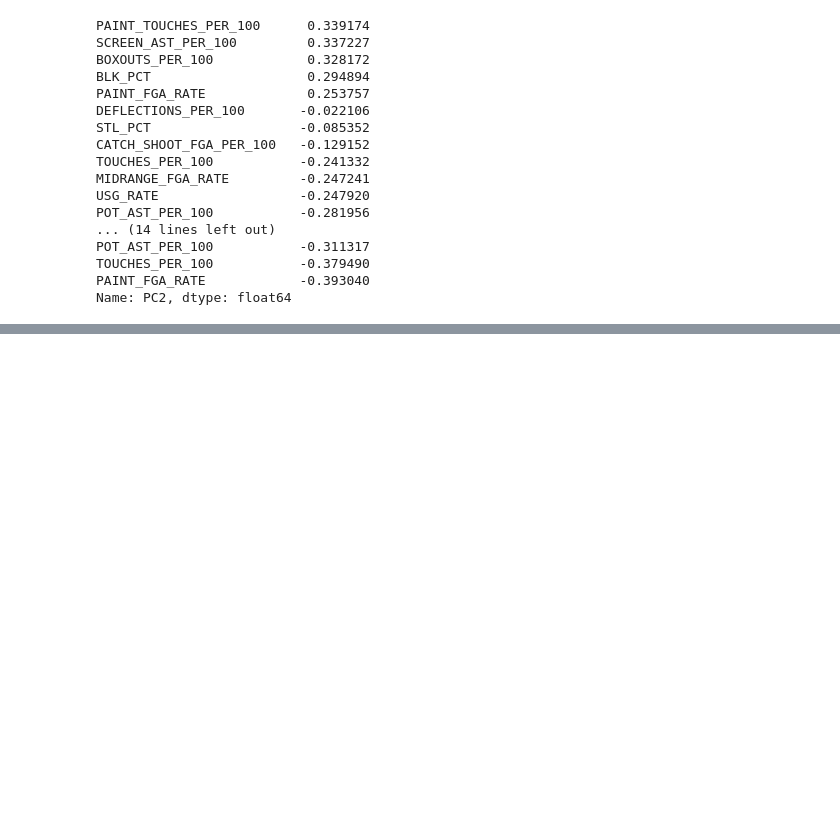
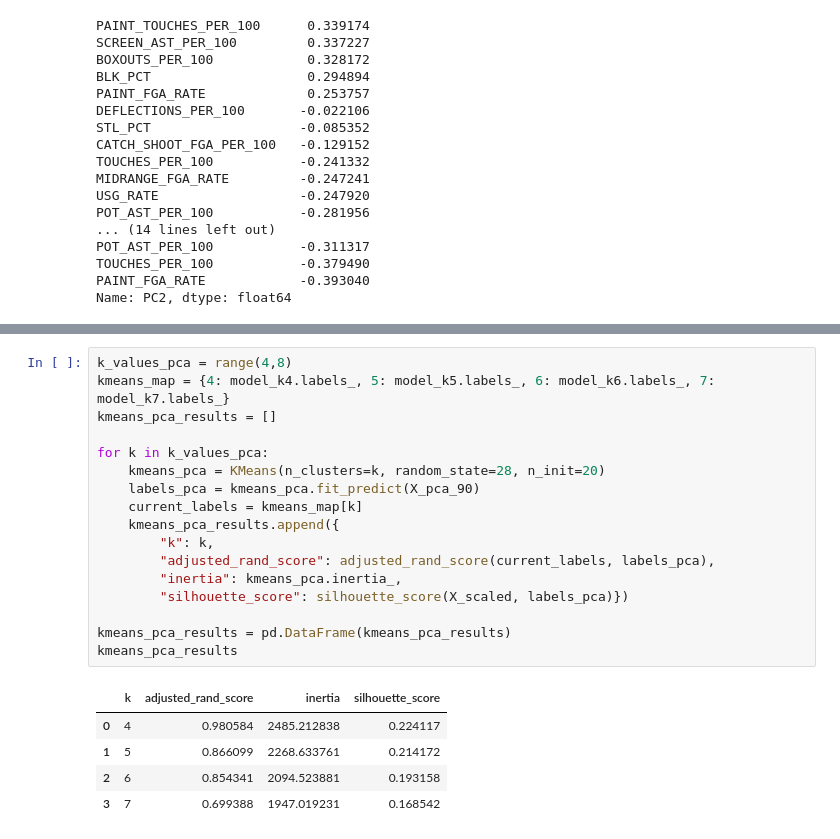
Before and after one commit to alex-abrego/nba-player-archetype-analysis, a Jupyter notebook: notebooks/04_model_selection.ipynb, the cells around one changed output, grey strips where cells are left out. Cells and saved outputs as stored; diff of their text form; blank space fills up the shorter version.

```diff
--- a/notebooks/04_model_selection.ipynb
+++ b/notebooks/04_model_selection.ipynb
@@ -689,0 +699,23 @@ Name: PC2, dtype: float64
+# %%
+k_values_pca = range(4,8)
+kmeans_map = {4: model_k4.labels_, 5: model_k5.labels_, 6: model_k6.labels_, 7: model_k7.labels_}
+kmeans_pca_results = []
+
+for k in k_values_pca:
+    kmeans_pca = KMeans(n_clusters=k, random_state=28, n_init=20)
+    labels_pca = kmeans_pca.fit_predict(X_pca_90)
+    current_labels = kmeans_map[k]
+    kmeans_pca_results.append({
+        "k": k,
+        "adjusted_rand_score": adjusted_rand_score(current_labels, labels_pca),
+        "inertia": kmeans_pca.inertia_,
+        "silhouette_score": silhouette_score(X_scaled, labels_pca)})
+
+kmeans_pca_results = pd.DataFrame(kmeans_pca_results)
+kmeans_pca_results
+# %% [output]
+|  | k | adjusted_rand_score | inertia | silhouette_score |
+| 0 | 4 | 0.980584 | 2485.212838 | 0.224117 |
+| 1 | 5 | 0.866099 | 2268.633761 | 0.214172 |
+| 2 | 6 | 0.854341 | 2094.523881 | 0.193158 |
+| 3 | 7 | 0.699388 | 1947.019231 | 0.168542 |
```
Also changed, not shown: parts of 4 cells of this notebook.
